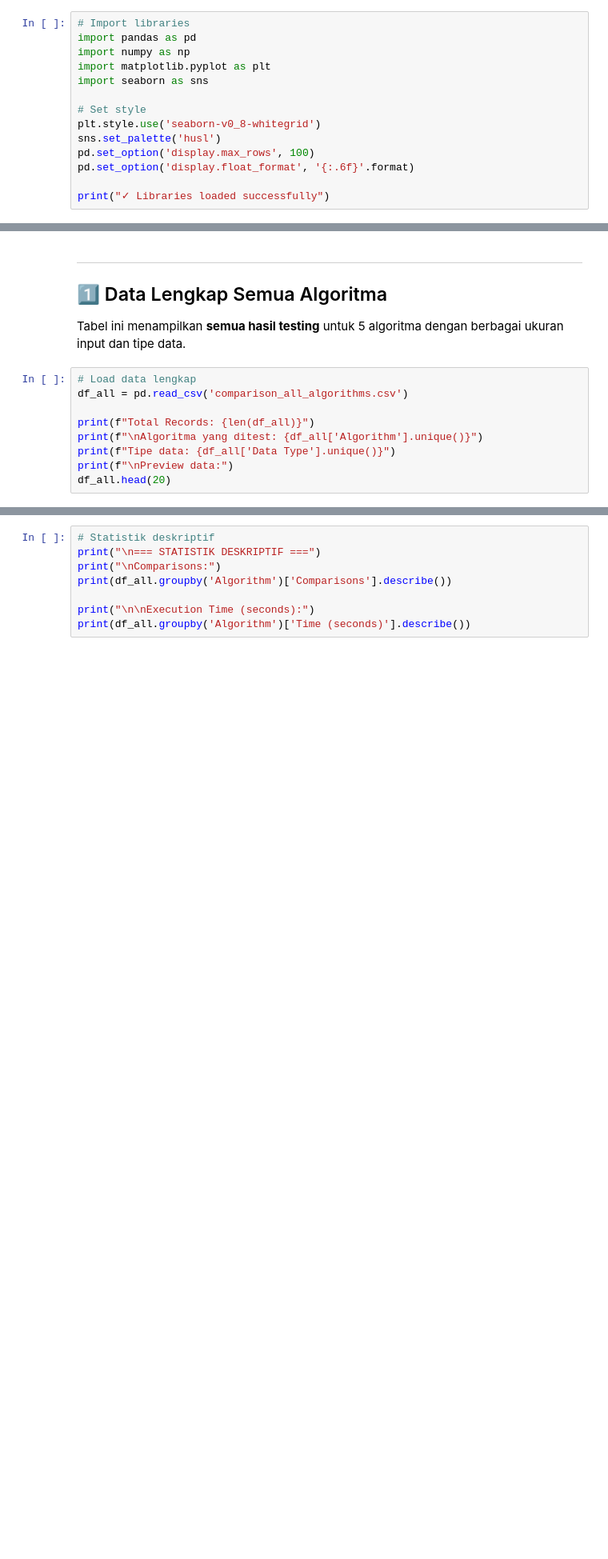
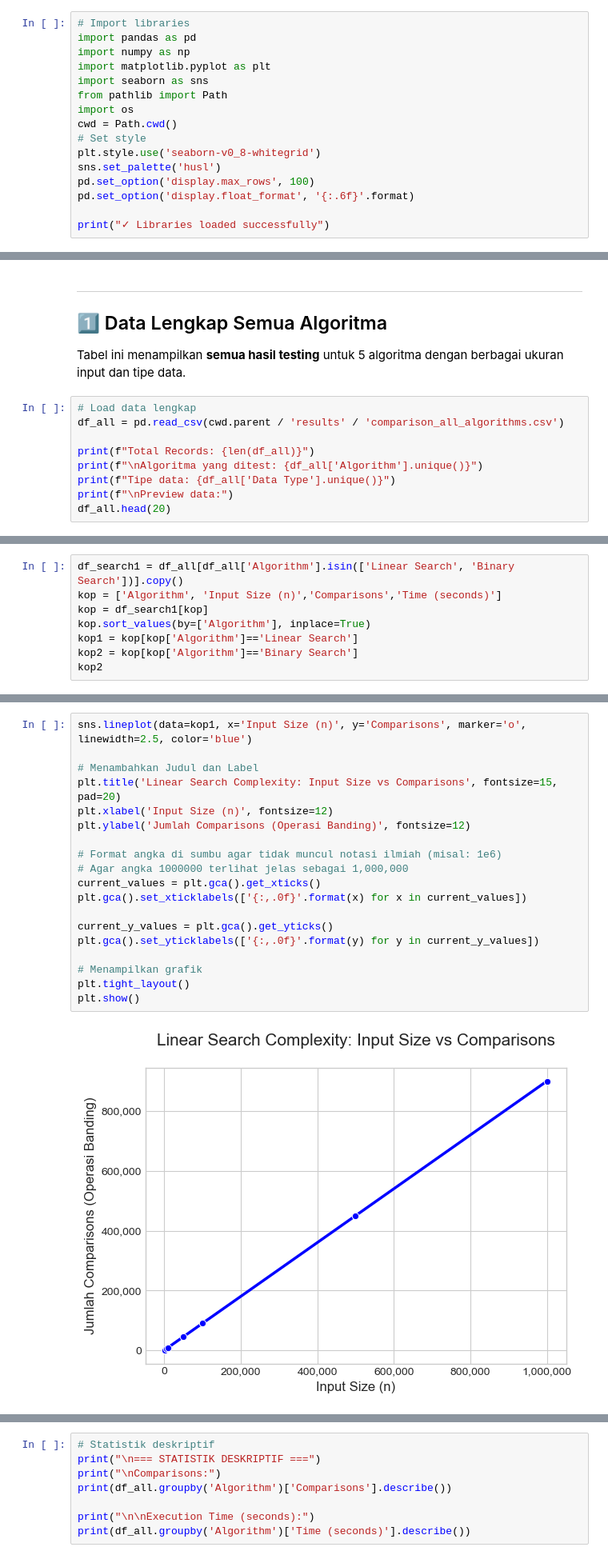
Before and after one commit to Dimassaputra5/SDA, a Jupyter notebook: src/analysis-kompleksitas-algoritma.ipynb, the cells around one changed output, grey strips where cells are left out. Shown at 80% size. Cells and saved outputs as stored; diff of their text form; blank space fills up the shorter version.

```diff
--- a/src/analysis-kompleksitas-algoritma.ipynb
+++ b/src/analysis-kompleksitas-algoritma.ipynb
@@ -19,7 +19,9 @@ import pandas as pd
 import numpy as np
 import matplotlib.pyplot as plt
 import seaborn as sns
-
+from pathlib import Path
+import os
+cwd = Path.cwd()
 # Set style
 plt.style.use('seaborn-v0_8-whitegrid')
 sns.set_palette('husl')
@@ -36,7 +38,7 @@ print("✓ Libraries loaded successfully")
 Tabel ini menampilkan **semua hasil testing** untuk 5 algoritma dengan berbagai ukuran input dan tipe data.
 # %%
 # Load data lengkap
-df_all = pd.read_csv('comparison_all_algorithms.csv')
+df_all = pd.read_csv(cwd.parent / 'results' / 'comparison_all_algorithms.csv')
 
 print(f"Total Records: {len(df_all)}")
 print(f"\nAlgoritma yang ditest: {df_all['Algorithm'].unique()}")
@@ -68,3 +70,11 @@ Preview data:
 | 17 | Bubble Sort | Random | 500 | 124474 | 0.018500 | O(n^2) | Average case |
 | 18 | Insertion Sort | Random | 500 | 60501 | 0.010000 | O(n^2) | Average case |
 | 19 | Merge Sort | Random | 500 | 3831 | 0.001200 | O(n log n) | Consistent performance |
+# %%
+df_search1 = df_all[df_all['Algorithm'].isin(['Linear Search', 'Binary Search'])].copy()
+kop = ['Algorithm', 'Input Size (n)','Comparisons','Time (seconds)']
+kop = df_search1[kop]
+kop.sort_values(by=['Algorithm'], inplace=True)
+kop1 = kop[kop['Algorithm']=='Linear Search']
+kop2 = kop[kop['Algorithm']=='Binary Search']
+kop2
@@ -70,0 +94,21 @@ Preview data:
+# %%
+sns.lineplot(data=kop1, x='Input Size (n)', y='Comparisons', marker='o', linewidth=2.5, color='blue')
+
+# Menambahkan Judul dan Label
+plt.title('Linear Search Complexity: Input Size vs Comparisons', fontsize=15, pad=20)
+plt.xlabel('Input Size (n)', fontsize=12)
+plt.ylabel('Jumlah Comparisons (Operasi Banding)', fontsize=12)
+
+# Format angka di sumbu agar tidak muncul notasi ilmiah (misal: 1e6)
+# Agar angka 1000000 terlihat jelas sebagai 1,000,000
+current_values = plt.gca().get_xticks()
+plt.gca().set_xticklabels(['{:,.0f}'.format(x) for x in current_values])
+
+current_y_values = plt.gca().get_yticks()
+plt.gca().set_yticklabels(['{:,.0f}'.format(y) for y in current_y_values])
+
+# Menampilkan grafik
+plt.tight_layout()
+plt.show()
+# %% [output]
+[figure, added]
```
Also changed, not shown: parts of 13 cells of this notebook, 14 other files.
